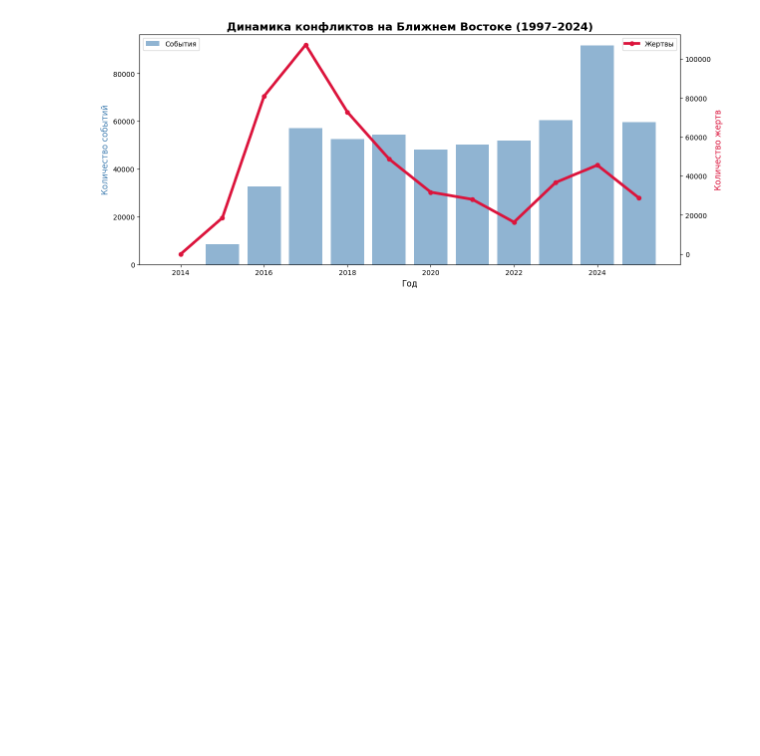
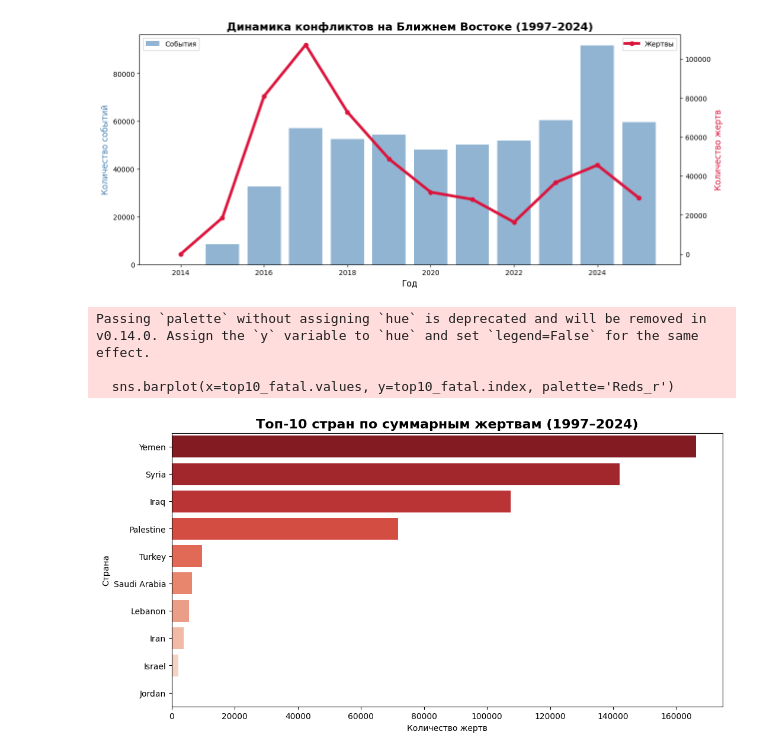
Before and after one commit to alxr33dd/middle_east, a Jupyter notebook: middle_east.ipynb, the cells around one changed output. Drawn from its saved outputs; the diff is of its cells as text; code cells hidden in the pictures; blank space fills up the shorter version.

Commit message:
viz: added top-10 countries by total fatalities (horizontal barplot, 1997–2024)

```diff
--- a/middle_east.ipynb
+++ b/middle_east.ipynb
@@ -442,3 +442,20 @@ ax2.legend(loc='upper right')
 plt.show()
 # %% [output]
 [figure]
+# %%
+# --------------------------------------------------
+# 2. Топ-10 стран по жертвам (столбчатая) — seaborn
+# --------------------------------------------------
+top10_fatal = df.groupby('COUNTRY')['FATALITIES'].sum().sort_values(ascending=False).head(10)
+
+plt.figure(figsize=(12, 6))
+sns.barplot(x=top10_fatal.values, y=top10_fatal.index, palette='Reds_r')
+plt.title('Топ-10 стран по суммарным жертвам (1997–2024)', fontsize=16, fontweight='bold')
+plt.xlabel('Количество жертв')
+plt.ylabel('Страна')
+plt.show()
+# %% [output]
+Passing `palette` without assigning `hue` is deprecated and will be removed in v0.14.0. Assign the `y` variable to `hue` and set `legend=False` for the same effect.
+
+  sns.barplot(x=top10_fatal.values, y=top10_fatal.index, palette='Reds_r')
+[figure, added]
```
